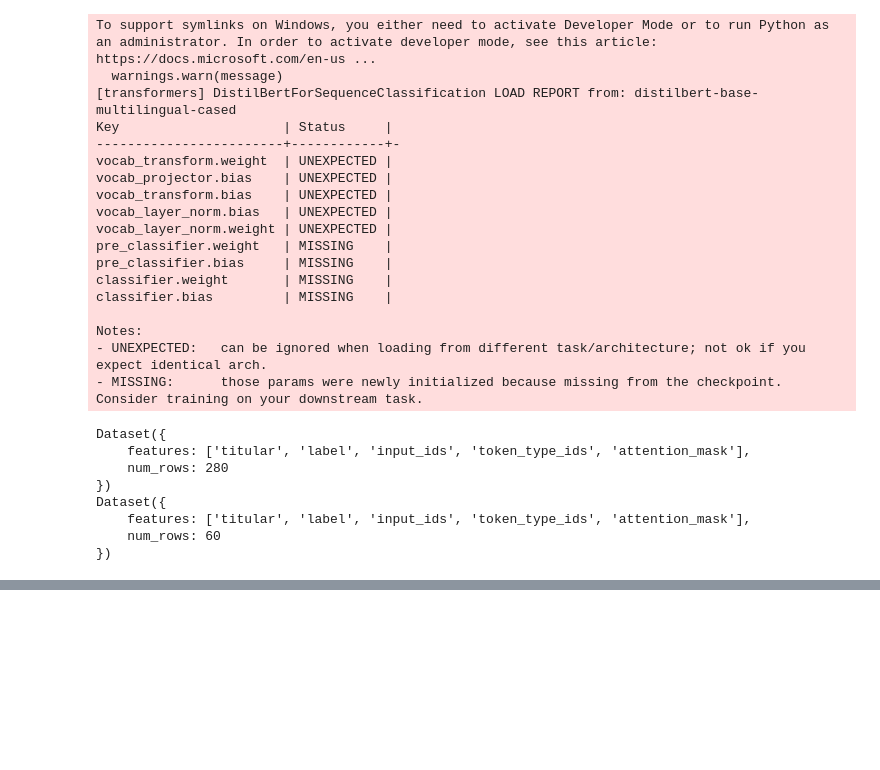
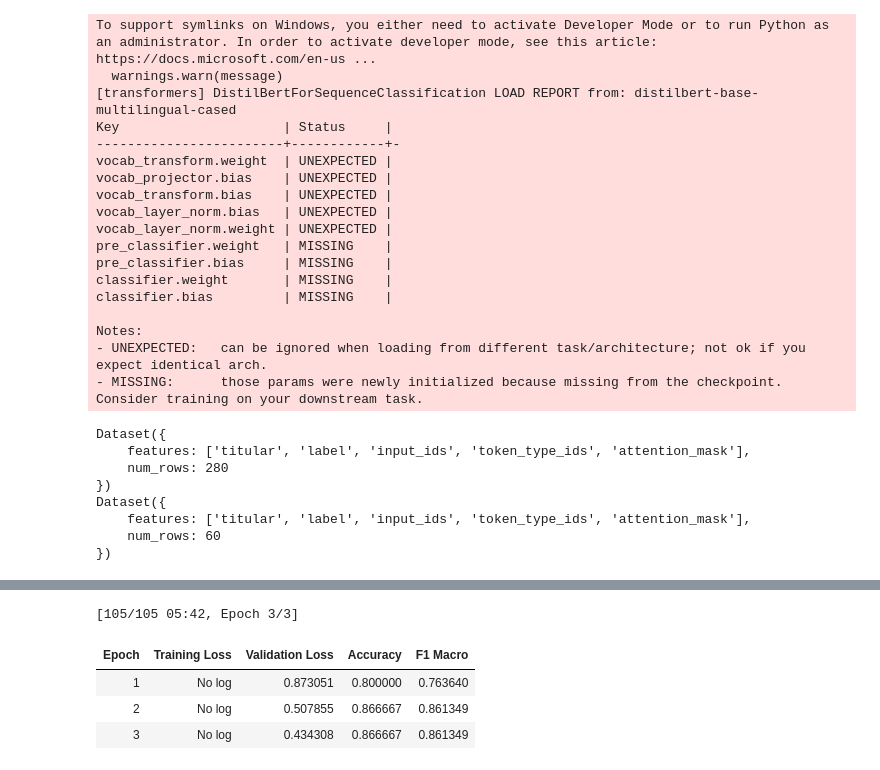
Before and after one commit to alvarorubencarhuamaca/python_intermedio_qlab, a Jupyter notebook: tarea_1/02_clasificacion.ipynb, the cells around one changed output, grey strips where cells are left out. Drawn from its saved outputs; the diff is of its cells as text; code cells hidden in the pictures; blank space fills up the shorter version.

```diff
--- a/tarea_1/02_clasificacion.ipynb
+++ b/tarea_1/02_clasificacion.ipynb
@@ -815,0 +1067,8 @@ Dataset({
+# %%
+resultado_entrenamiento = trainer.train()
+# %% [output]
+[105/105 05:42, Epoch 3/3]
+| Epoch | Training Loss | Validation Loss | Accuracy | F1 Macro |
+| 1 | No log | 0.873051 | 0.800000 | 0.763640 |
+| 2 | No log | 0.507855 | 0.866667 | 0.861349 |
+| 3 | No log | 0.434308 | 0.866667 | 0.861349 |
```
Also changed, not shown: parts of 21 cells of this notebook, 1 other file.
